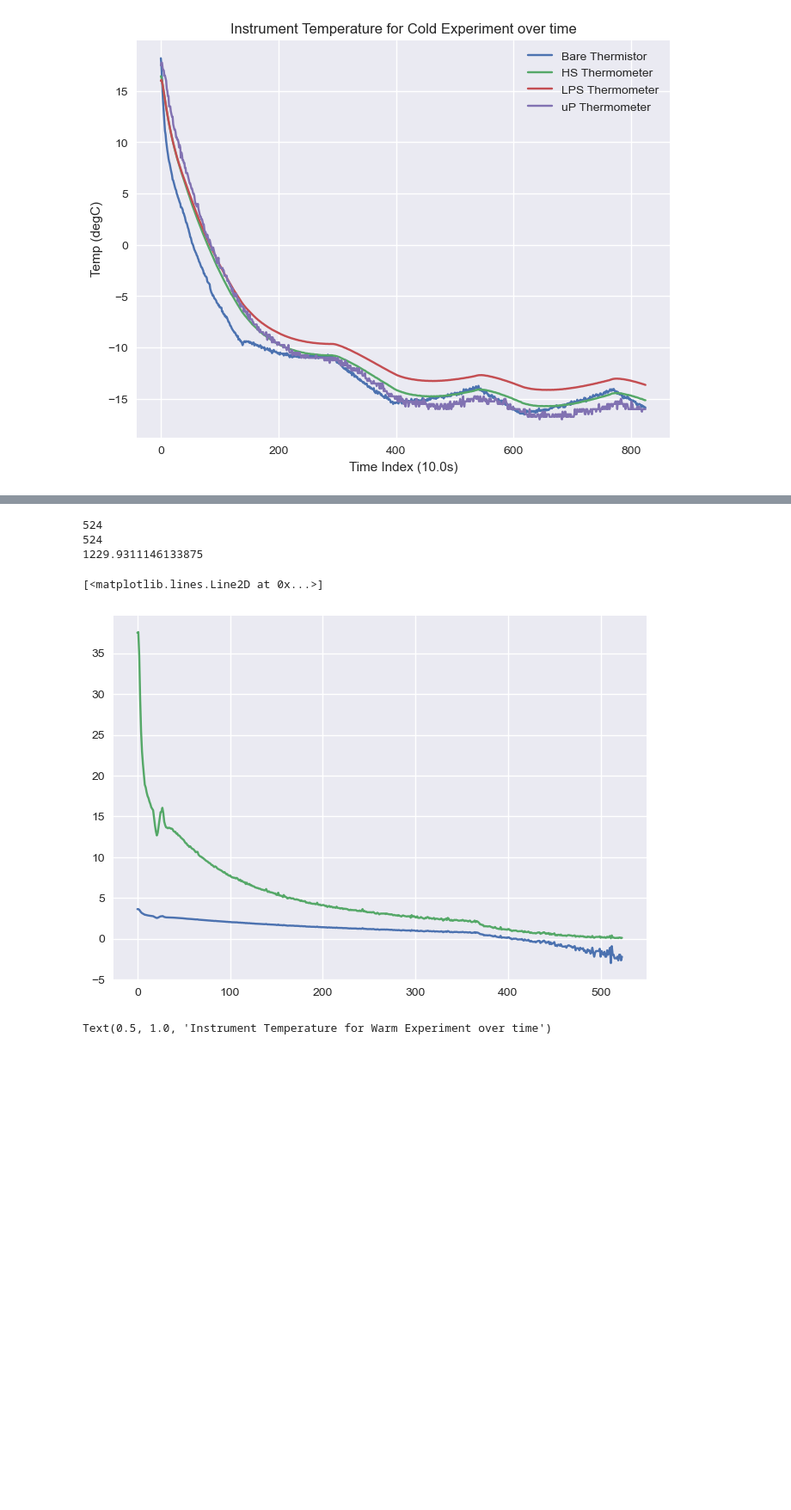
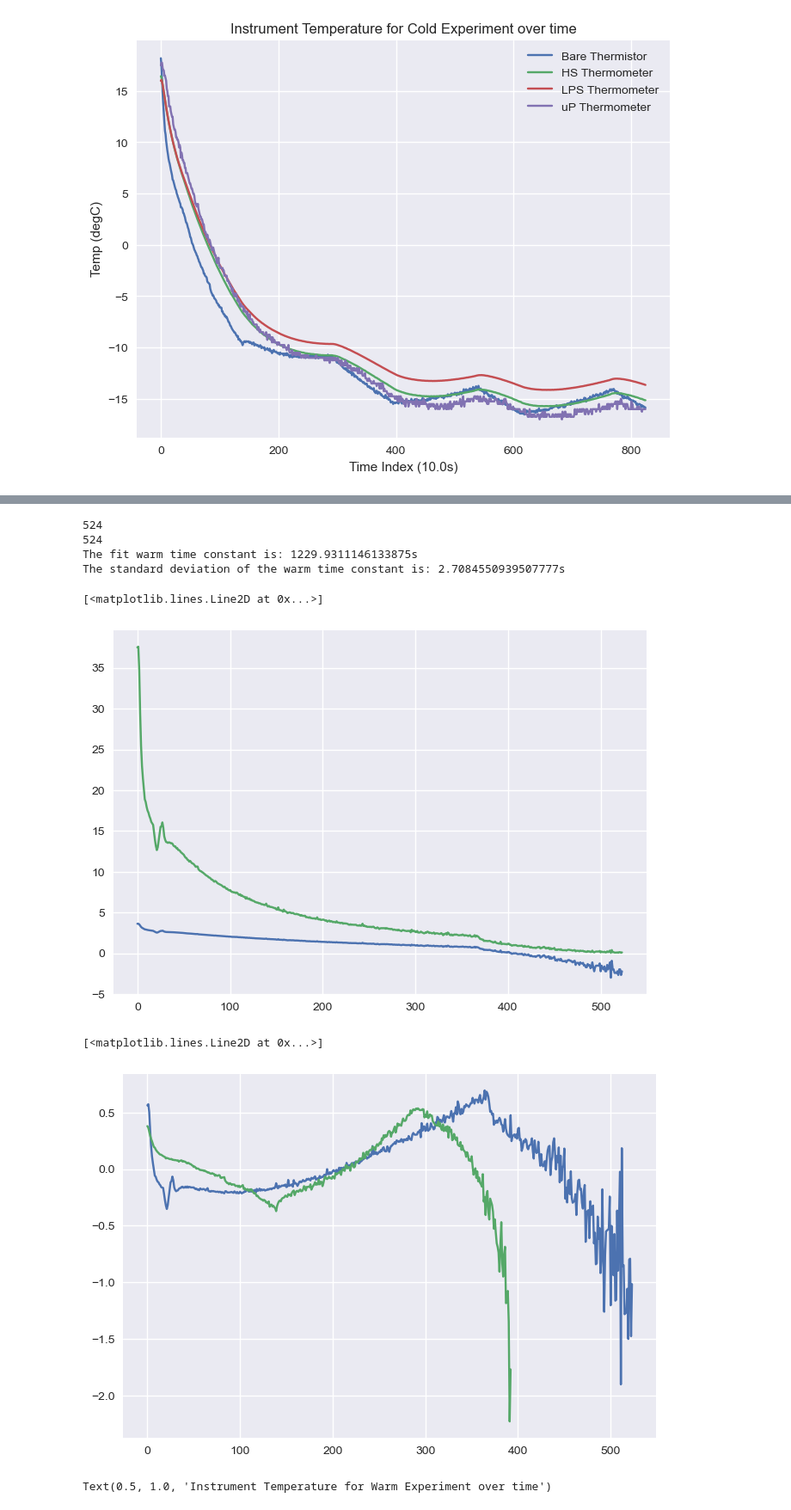
Before and after one commit to LucilleGorbe/clasp324_gorbele, a Jupyter notebook: Lab4/lab4.ipynb, the cells around one changed output, grey strips where cells are left out. Shown at 86% size. Saved outputs shown, nothing was run; the diff lists cells and outputs as text; code cells hidden in the pictures; blank space fills up the shorter version.

```diff
--- a/Lab4/lab4.ipynb
+++ b/Lab4/lab4.ipynb
@@ -174,13 +185,15 @@ coldindlog = np.arange(coldbaretemp[:400].argmin()-2)
 coldbarelogt = coldbaretemp[:coldbaretemp[:400].argmin()-2]
 eqcoldbarelogt = coldbaretemp[coldbaretemp[:400].argmin()]
 
-y = np.log(coldbarelogt - eqcoldbarelogt-0.01)
-t = (coldindlog * dt)
-print(t.size)
-print(y.size)
-coefs = np.polyfit(t, y, deg=1)
-print(-1/coefs[0])
-plt.plot(y)
+ycold = np.log(coldbarelogt - eqcoldbarelogt-0.01)
+tcold = (coldindlog * dt)
+print(tcold.size)
+print(ycold.size)
+coefscold = np.polyfit(tcold, ycold, deg=1)
+stdevcold = np.std(ycold - ((tcold*coefscold[0] + coefscold[1])))
+print(f"The fit cold time constant is: {-1/coefscold[0]}s")
+print(f"The standard deviation of the time constant is: {1/stdevcold}s")
+plt.plot(ycold)
 plt.plot(coldbaretemp - eqcoldbaretemp)
 # %% [output]
 393
@@ -193,20 +207,29 @@ warmindlog = np.arange(warmbaretemp.argmax())
 warmbarelogt = warmbaretemp[:warmbaretemp.argmax()]
 endwarmbarelogt = warmbaretemp[warmbaretemp.argmax()]
 
-y = np.log((endwarmbarelogt) - warmbarelogt)
-t = (warmindlog * dt)
-print(t.size)
-print(y.size)
-coefs = np.polyfit(t, y, deg=1)
-print(-1/coefs[0])
-plt.plot(y)
+ywarm = np.log((endwarmbarelogt) - warmbarelogt)
+twarm = (warmindlog * dt)
+#print(twarm.size)
+#print(ywarm.size)
+coefswarm = np.polyfit(twarm, ywarm, deg=1)
+stdevwarm = np.std(y - ((t*coefswarm[0] + coefswarm[1])))
+print(f"The fit warm time constant is: {-1/coefswarm[0]}s")
+print(f"The standard deviation of the warm time constant is: {1/stdevwarm}s")
+plt.plot(ywarm)
 plt.plot(endwarmbarelogt - warmbarelogt)
 # %% [output]
 524
 524
-1229.9311146133875
+The fit warm time constant is: 1229.9311146133875s
+The standard deviation of the warm time constant is: 2.7084550939507777s
 [<matplotlib.lines.Line2D at 0x...>]
 [figure]
+# %%
+plt.plot(ywarm - (twarm*coefswarm[0] + coefswarm[1]))
+plt.plot(ycold - (tcold*coefscold[0] + coefscold[1]))
+# %% [output]
+[<matplotlib.lines.Line2D at 0x...>]
+[figure, added]
 # %%
 fig, ax = plt.subplots(1,1,figsize=(8,6))
 ax.plot(warmbaretemp, label='Bare Thermistor')
```
Also changed, not shown: parts of 3 cells of this notebook.
